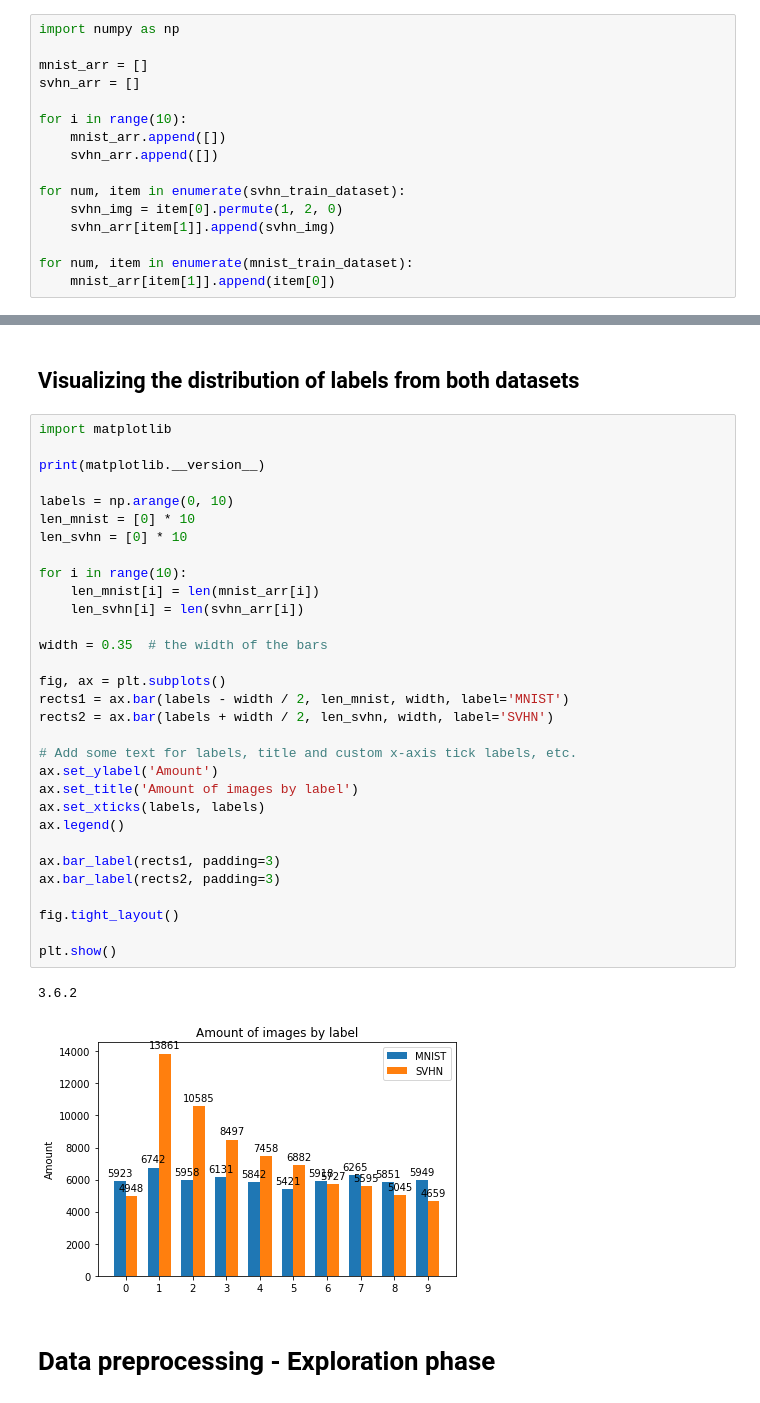
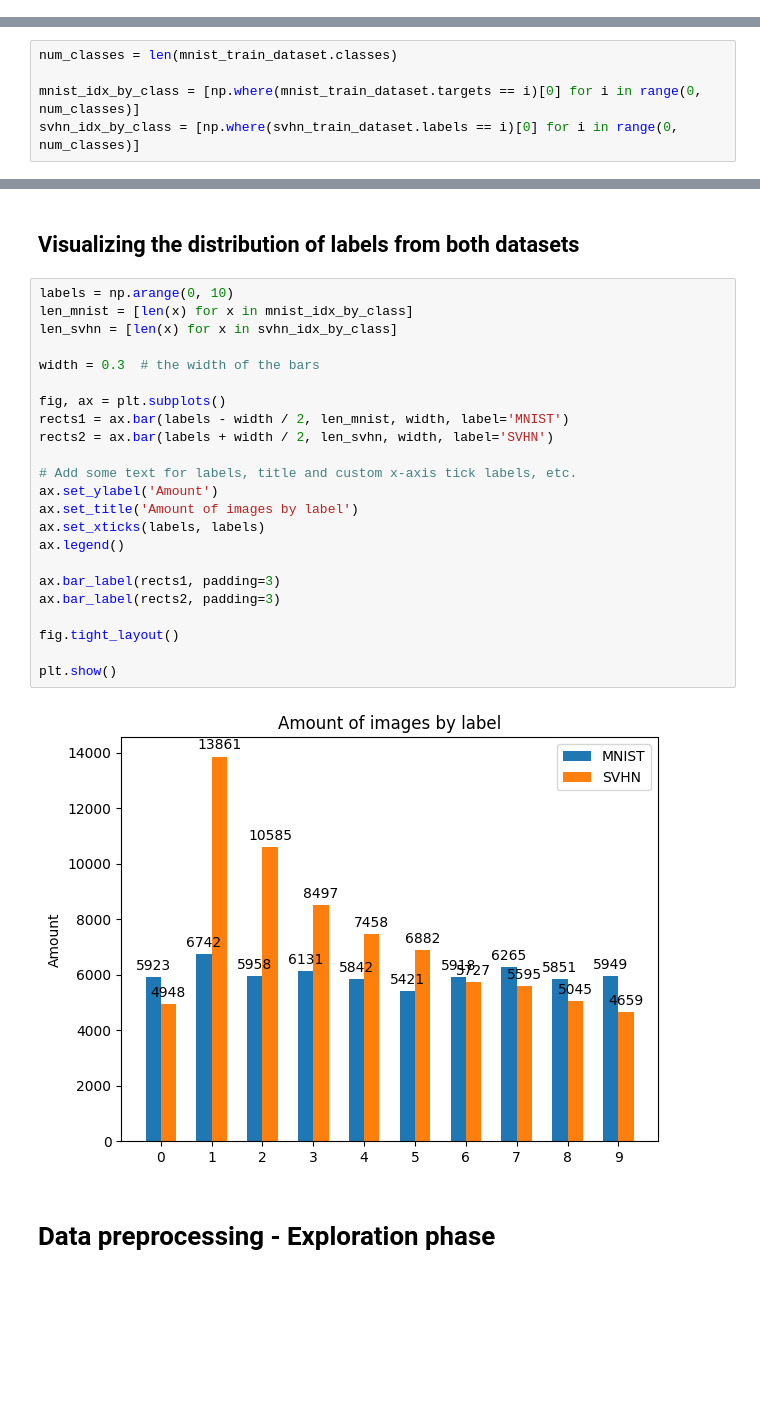
Before and after one commit to treyshotz/ML4CV, a Jupyter notebook: ML4CV.ipynb, the cells around one changed output, grey strips where cells are left out. Saved outputs shown, nothing was run; the diff lists cells and outputs as text; blank space fills up the shorter version.

```diff
--- a/ML4CV.ipynb
+++ b/ML4CV.ipynb
@@ -79,18 +74,2 @@ plt.show()
 # %% [markdown]
 ## Creating 2d-array with all the tensors based on label
-# %%
-import numpy as np
-
-mnist_arr = []
-svhn_arr = []
-
-for i in range(10):
-    mnist_arr.append([])
-    svhn_arr.append([])
-
-for num, item in enumerate(svhn_train_dataset):
-    svhn_img = item[0].permute(1, 2, 0)
-    svhn_arr[item[1]].append(svhn_img)
-
-for num, item in enumerate(mnist_train_dataset):
-    mnist_arr[item[1]].append(item[0])
@@ -98,0 +76,5 @@ for num, item in enumerate(mnist_train_dataset):
+# %%
+num_classes = len(mnist_train_dataset.classes)
+
+mnist_idx_by_class = [np.where(mnist_train_dataset.targets == i)[0] for i in range(0, num_classes)]
+svhn_idx_by_class = [np.where(svhn_train_dataset.labels == i)[0] for i in range(0, num_classes)]
@@ -121,39 +106,30 @@ plt.show()
 # %% [markdown]
 ## Visualizing the distribution of labels from both datasets
 # %%
-import matplotlib
+labels = np.arange(0, 10)
+len_mnist = [len(x) for x in mnist_idx_by_class]
+len_svhn = [len(x) for x in svhn_idx_by_class]
 
-print(matplotlib.__version__)
-
-labels = np.arange(0, 10)
-len_mnist = [0] * 10
-len_svhn = [0] * 10
-
-for i in range(10):
-    len_mnist[i] = len(mnist_arr[i])
-    len_svhn[i] = len(svhn_arr[i])
-
-width = 0.35  # the width of the bars
+width = 0.3  # the width of the bars
 
 fig, ax = plt.subplots()
 rects1 = ax.bar(labels - width / 2, len_mnist, width, label='MNIST')
 rects2 = ax.bar(labels + width / 2, len_svhn, width, label='SVHN')
 
 # Add some text for labels, title and custom x-axis tick labels, etc.
 ax.set_ylabel('Amount')
 ax.set_title('Amount of images by label')
 ax.set_xticks(labels, labels)
 ax.legend()
 
 ax.bar_label(rects1, padding=3)
 ax.bar_label(rects2, padding=3)
 
 fig.tight_layout()
 
 plt.show()
 # %% [output]
-3.6.2
-[figure, old version]
+[figure, new version]
 # %% [markdown]
 # Data preprocessing - Exploration phase
 # %% [markdown]
```
Also changed, not shown: parts of 19 cells of this notebook.
